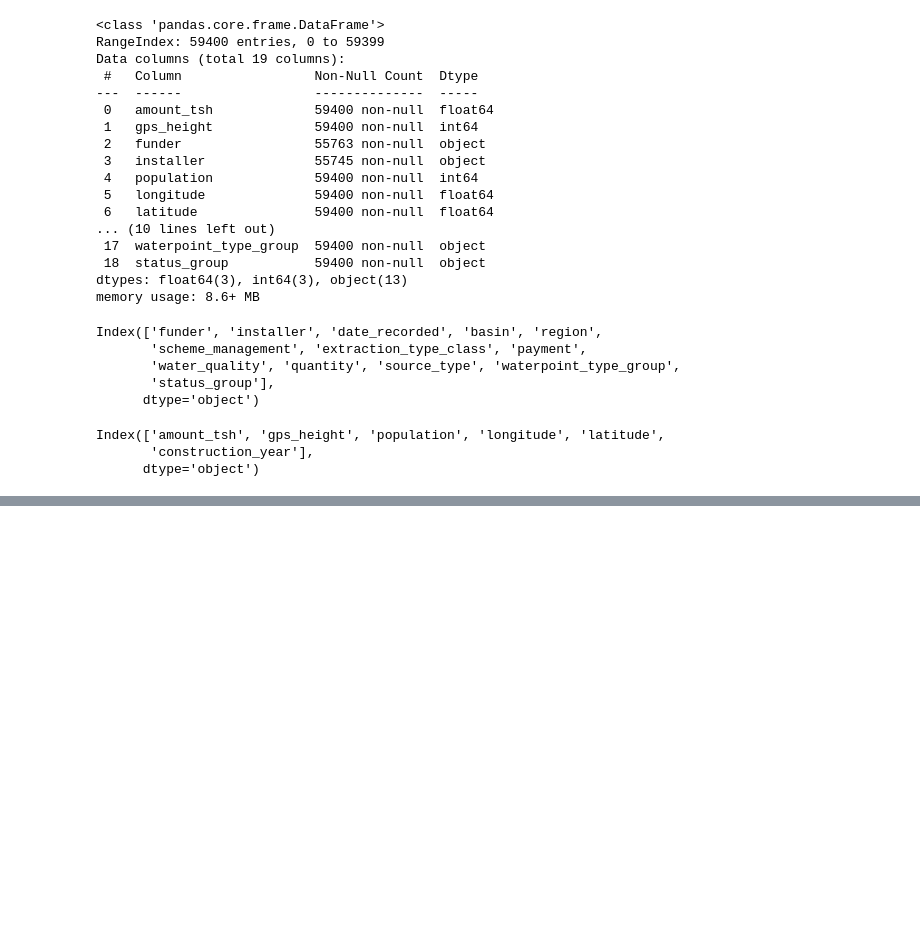
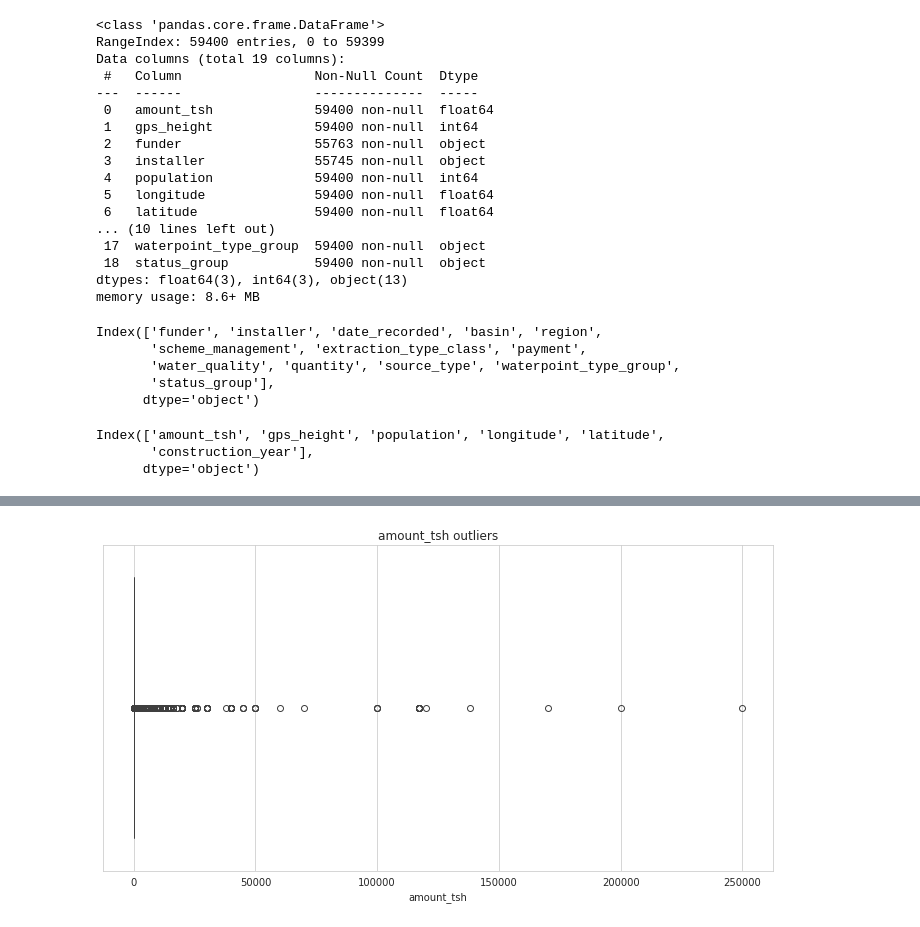
Before and after one commit to AlexIrungu/Tanzania-Wells-Classification-, a Jupyter notebook: index.ipynb, the cells around one changed output, grey strips where cells are left out. Saved outputs shown, nothing was run; the diff lists cells and outputs as text; code cells hidden in the pictures; blank space fills up the shorter version.

```diff
--- a/index.ipynb
+++ b/index.ipynb
@@ -410,0 +482,4 @@ Index(['amount_tsh', 'gps_height', 'population', 'longitude', 'latitude',
+# %%
+box_plot(tanzania_df, 'amount_tsh')
+# %% [output]
+[figure, added]
```
Also changed, not shown: parts of 19 cells of this notebook.
